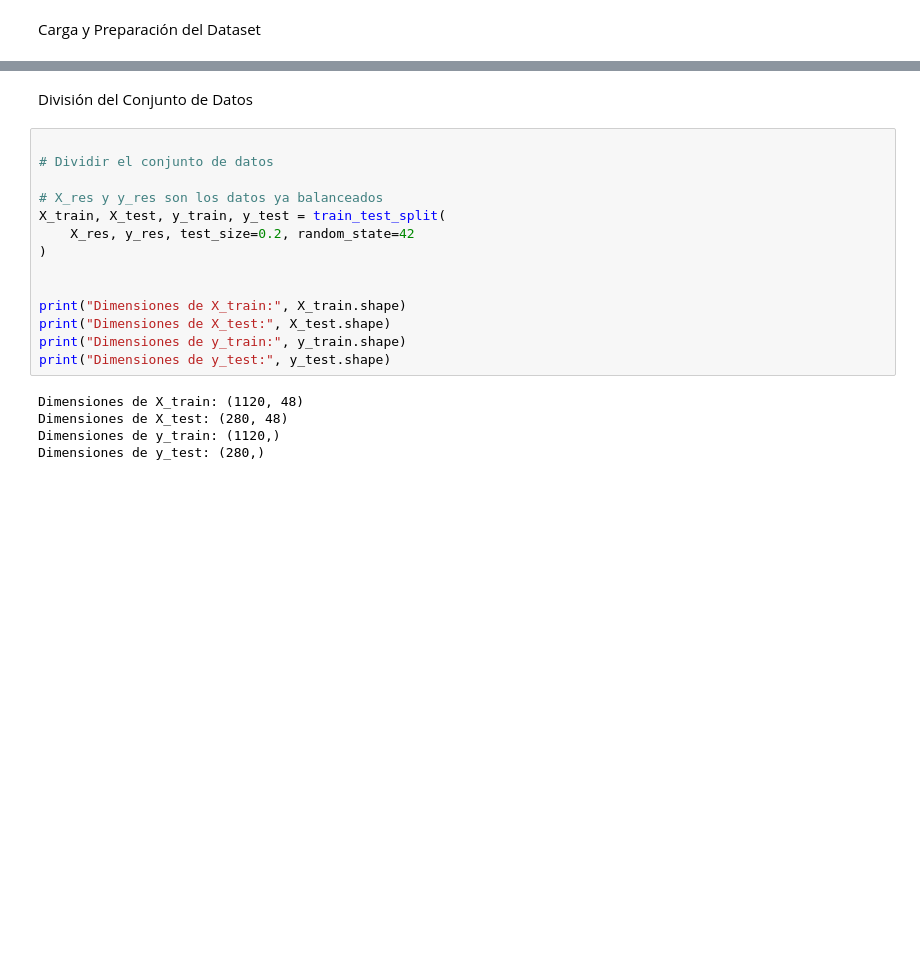
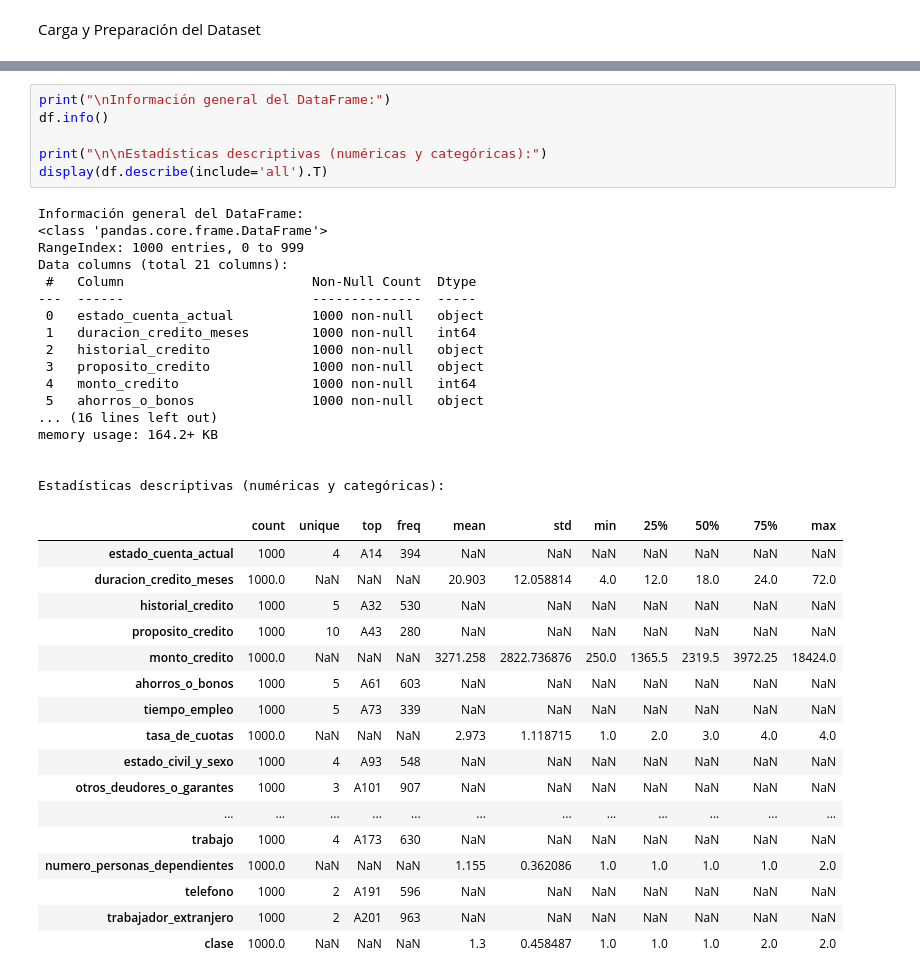
Before and after one commit to Yesio11/Proyecto_Final_MLOps_Yesid, a Jupyter notebook: notebooks/01_eda.ipynb, the cells around one changed output, grey strips where cells are left out. Drawn from its saved outputs; the diff is of its cells as text; blank space fills up the shorter version.

Commit message:
Actualización

```diff
--- a/notebooks/01_eda.ipynb
+++ b/notebooks/01_eda.ipynb
@@ -161,21 +48,41 @@ Name: count, dtype: int64
-# %% [markdown]
-División del Conjunto de Datos
-# %%
-
-# Dividir el conjunto de datos
-
-# X_res y y_res son los datos ya balanceados
-X_train, X_test, y_train, y_test = train_test_split(
-    X_res, y_res, test_size=0.2, random_state=42
-)
-
-
-print("Dimensiones de X_train:", X_train.shape)
-print("Dimensiones de X_test:", X_test.shape)
-print("Dimensiones de y_train:", y_train.shape)
-print("Dimensiones de y_test:", y_test.shape)
-# %% [output]
-Dimensiones de X_train: (1120, 48)
-Dimensiones de X_test: (280, 48)
-Dimensiones de y_train: (1120,)
-Dimensiones de y_test: (280,)
+# %%
+print("\nInformación general del DataFrame:")
+df.info()
+
+print("\n\nEstadísticas descriptivas (numéricas y categóricas):")
+display(df.describe(include='all').T)
+# %% [output]
+Información general del DataFrame:
+<class 'pandas.core.frame.DataFrame'>
+RangeIndex: 1000 entries, 0 to 999
+Data columns (total 21 columns):
+ #   Column                        Non-Null Count  Dtype
+---  ------                        --------------  -----
+ 0   estado_cuenta_actual          1000 non-null   object
+ 1   duracion_credito_meses        1000 non-null   int64
+ 2   historial_credito             1000 non-null   object
+ 3   proposito_credito             1000 non-null   object
+ 4   monto_credito                 1000 non-null   int64
+ 5   ahorros_o_bonos               1000 non-null   object
+... (16 lines left out)
+memory usage: 164.2+ KB
+
+
+Estadísticas descriptivas (numéricas y categóricas):
+|  | count | unique | top | freq | mean | std | min | 25% | 50% | 75% | max |
+| estado_cuenta_actual | 1000 | 4 | A14 | 394 | NaN | NaN | NaN | NaN | NaN | NaN | NaN |
+| duracion_credito_meses | 1000.0 | NaN | NaN | NaN | 20.903 | 12.058814 | 4.0 | 12.0 | 18.0 | 24.0 | 72.0 |
+| historial_credito | 1000 | 5 | A32 | 530 | NaN | NaN | NaN | NaN | NaN | NaN | NaN |
+| proposito_credito | 1000 | 10 | A43 | 280 | NaN | NaN | NaN | NaN | NaN | NaN | NaN |
+| monto_credito | 1000.0 | NaN | NaN | NaN | 3271.258 | 2822.736876 | 250.0 | 1365.5 | 2319.5 | 3972.25 | 18424.0 |
+| ahorros_o_bonos | 1000 | 5 | A61 | 603 | NaN | NaN | NaN | NaN | NaN | NaN | NaN |
+| tiempo_empleo | 1000 | 5 | A73 | 339 | NaN | NaN | NaN | NaN | NaN | NaN | NaN |
+| tasa_de_cuotas | 1000.0 | NaN | NaN | NaN | 2.973 | 1.118715 | 1.0 | 2.0 | 3.0 | 4.0 | 4.0 |
+| estado_civil_y_sexo | 1000 | 4 | A93 | 548 | NaN | NaN | NaN | NaN | NaN | NaN | NaN |
+| otros_deudores_o_garantes | 1000 | 3 | A101 | 907 | NaN | NaN | NaN | NaN | NaN | NaN | NaN |
+| ... | ... | ... | ... | ... | ... | ... | ... | ... | ... | ... | ... |
+| trabajo | 1000 | 4 | A173 | 630 | NaN | NaN | NaN | NaN | NaN | NaN | NaN |
+| numero_personas_dependientes | 1000.0 | NaN | NaN | NaN | 1.155 | 0.362086 | 1.0 | 1.0 | 1.0 | 1.0 | 2.0 |
+| telefono | 1000 | 2 | A191 | 596 | NaN | NaN | NaN | NaN | NaN | NaN | NaN |
+| trabajador_extranjero | 1000 | 2 | A201 | 963 | NaN | NaN | NaN | NaN | NaN | NaN | NaN |
+| clase | 1000.0 | NaN | NaN | NaN | 1.3 | 0.458487 | 1.0 | 1.0 | 1.0 | 2.0 | 2.0 |
```
Also changed, not shown: parts of 21 cells of this notebook, 7 other files.
